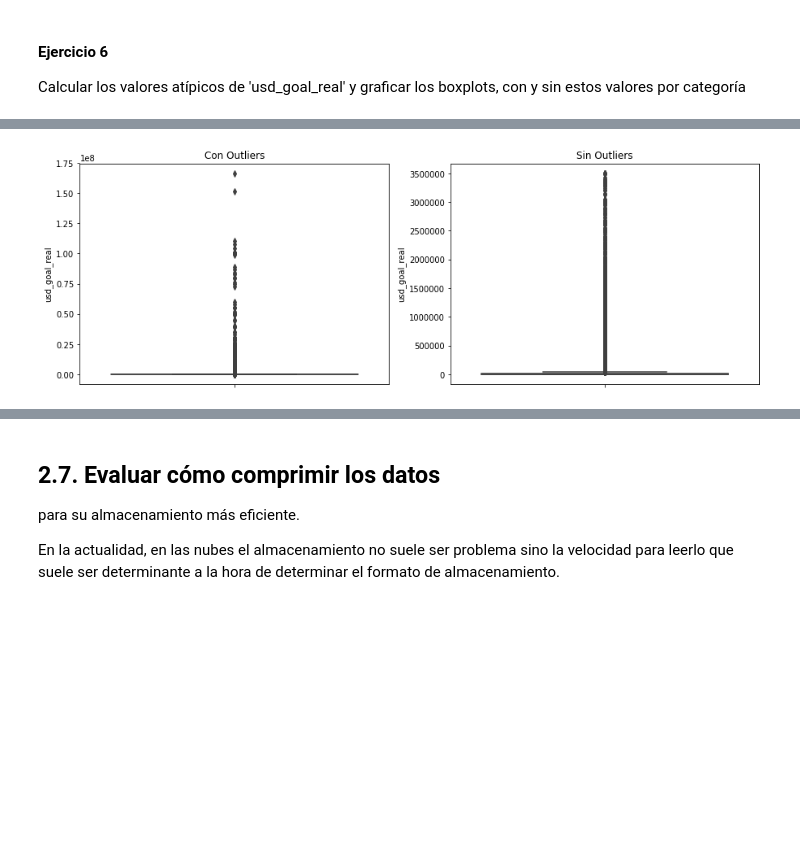
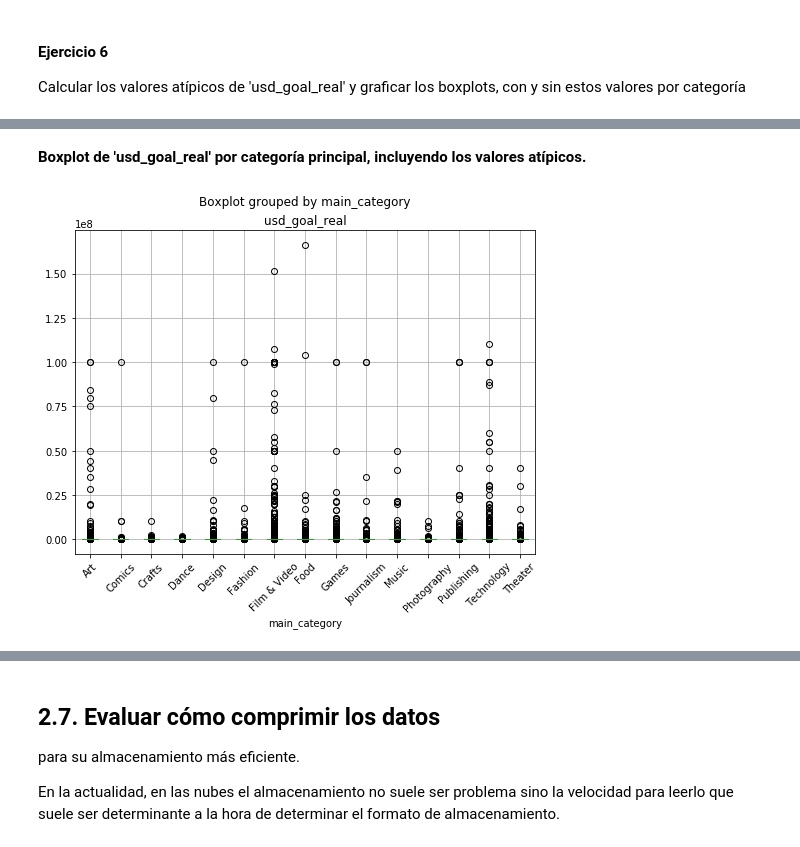
Before and after one commit to joaco18/Diplo_Datos_Exploraci-nyCuraci-n, a Jupyter notebook: notebooks/Limpieza.ipynb, the cells around one changed output, grey strips where cells are left out. Saved outputs shown, nothing was run; the diff lists cells and outputs as text; code cells hidden in the pictures; blank space fills up the shorter version.

```diff
--- a/notebooks/Limpieza.ipynb
+++ b/notebooks/Limpieza.ipynb
@@ -1188,24 +1216,6 @@ outliers
-# %%
-import matplotlib.pyplot as plt
-#plt.figure()
-#kickstarter_2018.boxplot(column='usd_goal_real')
-#plt.title('Con Outliers')
-#
-#plt.figure()
-#data=kickstarter_2018.drop(outliers.index)
-#data.boxplot(column='usd_goal_real')
-#plt.title('Sin Outliers')
-#
-#plt.show()
-#
-import seaborn as sns
-plt.figure(figsize=(15,5))
-plt.subplot(121)
-plt.title('Con Outliers')
-sns.boxplot(y='usd_goal_real', data=kickstarter_2018)
-plt.subplot(122)
-plt.title('Sin Outliers')
-sns.boxplot(y='usd_goal_real', data=data)
-plt.show()
-# %% [output]
-[figure, removed]
+# %% [markdown]
+**Boxplot de 'usd_goal_real' por categoría principal, incluyendo los valores atípicos.**
+# %%
+kickstarter_2018.boxplot(column='usd_goal_real',by='main_category',rot=45, figsize=(8,6));
+# %% [output]
+[figure, added]
```
Also changed, not shown: parts of 19 cells of this notebook.
